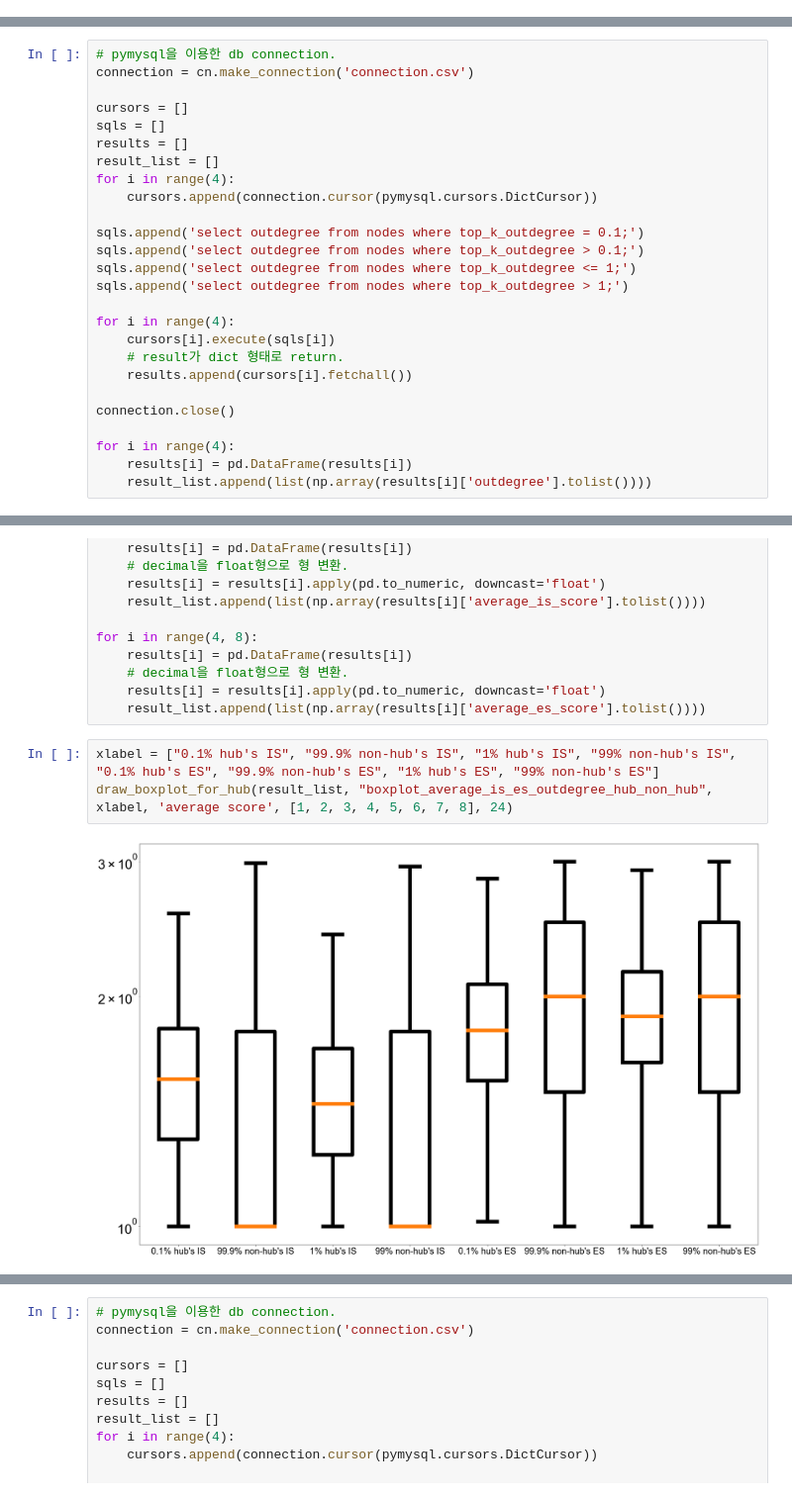
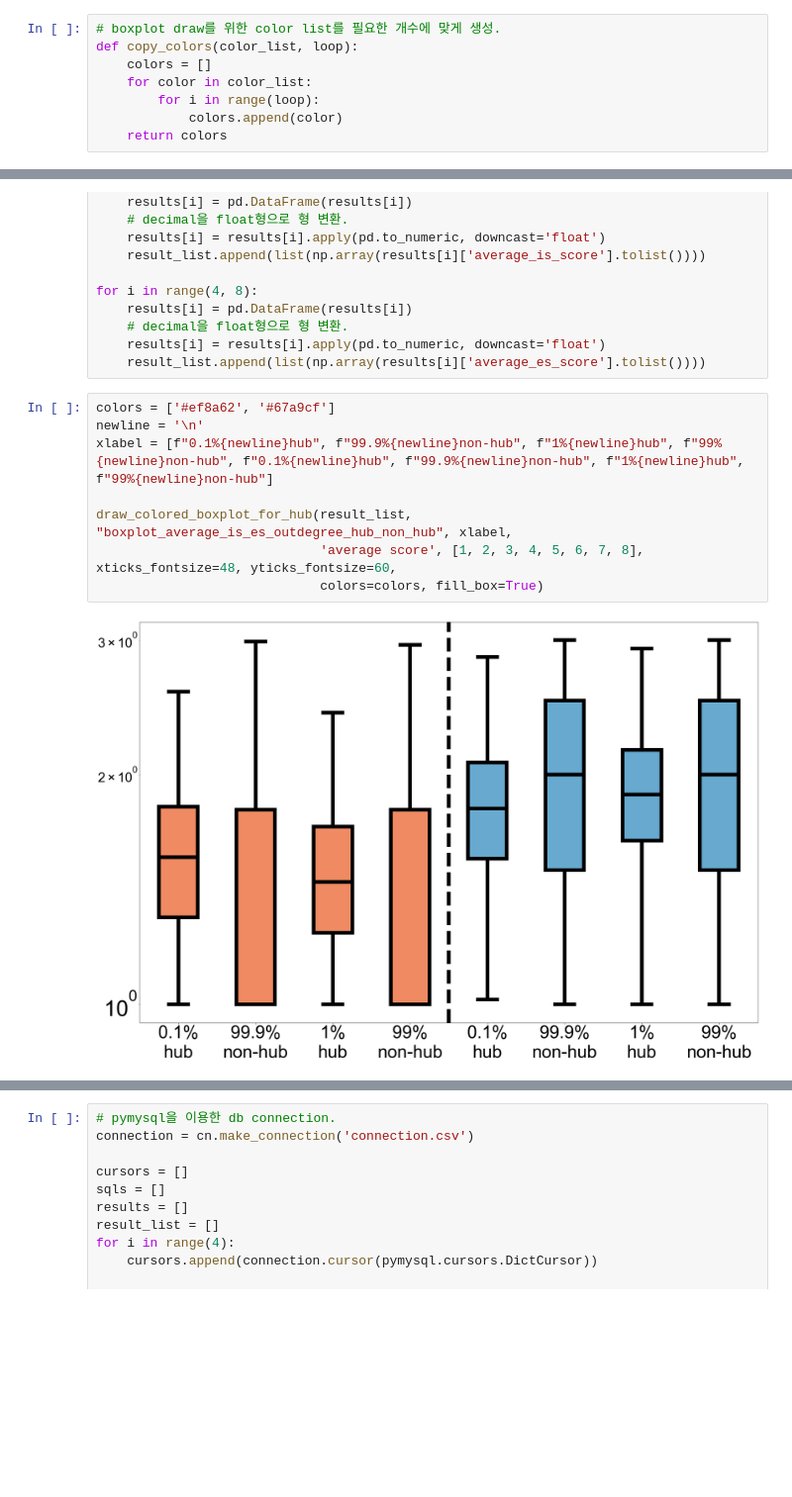
Before and after one commit to tr0up2r/plotting-and-graph-analysis, a Jupyter notebook: boxplot.ipynb, the cells around one changed output, grey strips where cells are left out. Shown at 99% size. Cells and saved outputs as stored; diff of their text form; blank space fills up the shorter version.

Commit message:
colored boxplot draw하는 코드 작성, 불필요한 boxplot 정리.

```diff
--- a/boxplot.ipynb
+++ b/boxplot.ipynb
@@ -27,3 +30,11 @@ def draw_boxplot(result_list, title):
 
     plt.show()
+# %%
+# boxplot draw를 위한 color list를 필요한 개수에 맞게 생성.
+def copy_colors(color_list, loop):
+    colors = []
+    for color in color_list:
+        for i in range(loop):
+            colors.append(color)
+    return colors
 # %%
@@ -868,29 +314,3 @@ for i in range(4):
 draw_boxplot_for_hub(result_list, "boxplot_post_count_of_indegree_hub_non_hub", xlabel, 'post count', [1, 2, 3, 4], xticks_fontsize=60, yticks_fontsize=64)
 # %% [output]
 [figure]
-# %%
-# pymysql을 이용한 db connection.
-connection = cn.make_connection('connection.csv')
-
-cursors = []
-sqls = []
-results = []
-result_list = []
-for i in range(4):
-    cursors.append(connection.cursor(pymysql.cursors.DictCursor))
-
-sqls.append('select outdegree from nodes where top_k_outdegree = 0.1;')
-sqls.append('select outdegree from nodes where top_k_outdegree > 0.1;')
-sqls.append('select outdegree from nodes where top_k_outdegree <= 1;')
-sqls.append('select outdegree from nodes where top_k_outdegree > 1;')
-
-for i in range(4):
-    cursors[i].execute(sqls[i])
-    # result가 dict 형태로 return.
-    results.append(cursors[i].fetchall())
-
-connection.close()
-
-for i in range(4):
-    results[i] = pd.DataFrame(results[i])
-    result_list.append(list(np.array(results[i]['outdegree'].tolist())))
@@ -939,7 +356,12 @@ for i in range(4, 8):
     results[i] = results[i].apply(pd.to_numeric, downcast='float')
     result_list.append(list(np.array(results[i]['average_es_score'].tolist())))
 # %%
-xlabel = ["0.1% hub's IS", "99.9% non-hub's IS", "1% hub's IS", "99% non-hub's IS", "0.1% hub's ES", "99.9% non-hub's ES", "1% hub's ES", "99% non-hub's ES"]
-draw_boxplot_for_hub(result_list, "boxplot_average_is_es_outdegree_hub_non_hub", xlabel, 'average score', [1, 2, 3, 4, 5, 6, 7, 8], 24)
+colors = ['#ef8a62', '#67a9cf']
+newline = '\n'
+xlabel = [f"0.1%{newline}hub", f"99.9%{newline}non-hub", f"1%{newline}hub", f"99%{newline}non-hub", f"0.1%{newline}hub", f"99.9%{newline}non-hub", f"1%{newline}hub", f"99%{newline}non-hub"]
+
+draw_colored_boxplot_for_hub(result_list, "boxplot_average_is_es_outdegree_hub_non_hub", xlabel,
+                             'average score', [1, 2, 3, 4, 5, 6, 7, 8], xticks_fontsize=48, yticks_fontsize=60,
+                             colors=colors, fill_box=True)
 # %% [output]
-[figure, old version]
+[figure, new version]
```
Also changed, not shown: parts of 52 cells of this notebook.
